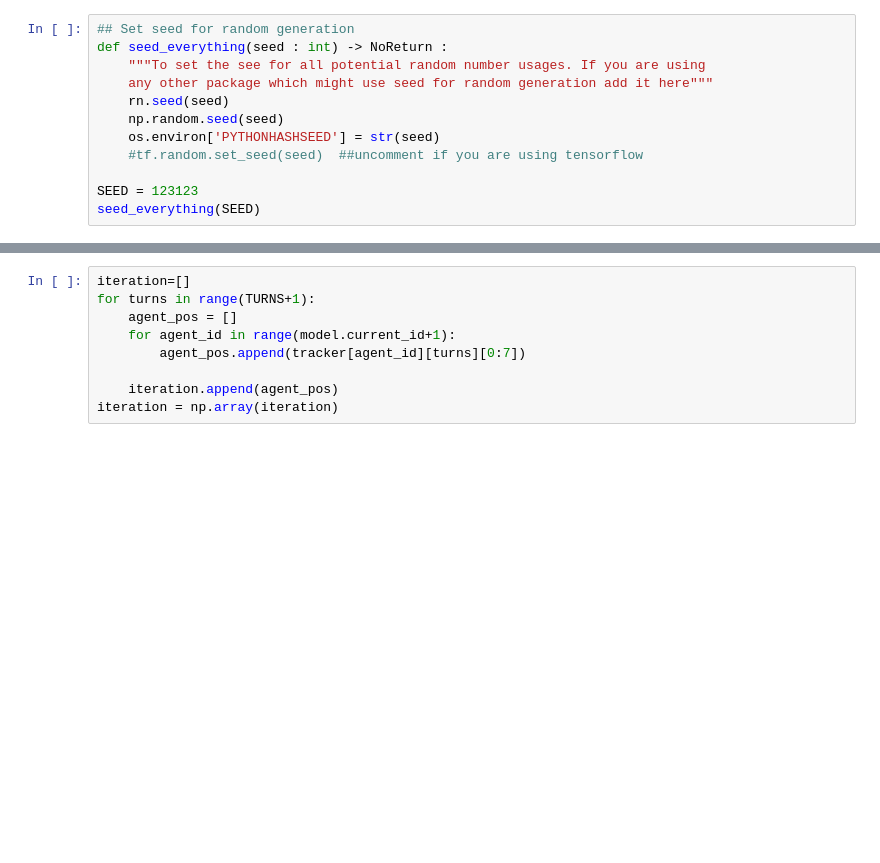
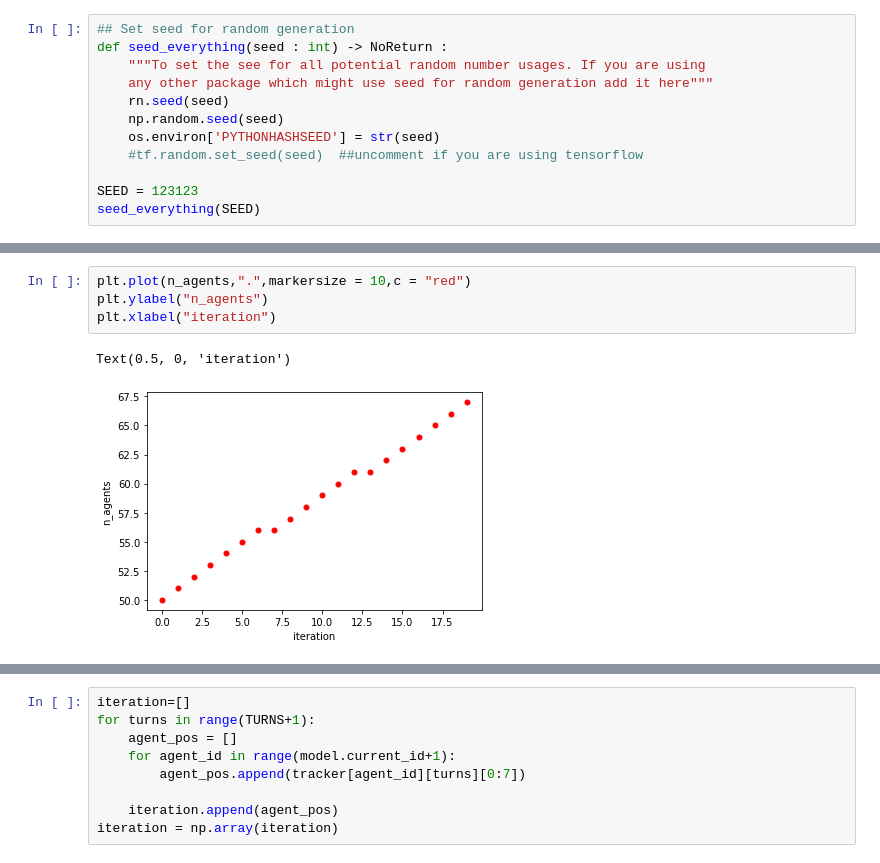
Before and after one commit to BastianSteffens/ABRM_functions, a Jupyter notebook: abm/init_ABRM.ipynb, the cells around one changed output, grey strips where cells are left out. Drawn from its saved outputs; the diff is of its cells as text; blank space fills up the shorter version.

```diff
--- a/abm/init_ABRM.ipynb
+++ b/abm/init_ABRM.ipynb
@@ -125,3 +140,10 @@ generated new agent
+# %%
+plt.plot(n_agents,".",markersize = 10,c = "red")
+plt.ylabel("n_agents")
+plt.xlabel("iteration")
+# %% [output]
+Text(0.5, 0, 'iteration')
+[figure, added]
 # %%
 tracker = model.get_all_tracks()
 tracker[0]
```
Also changed, not shown: parts of 18 cells of this notebook, 11 other files.
